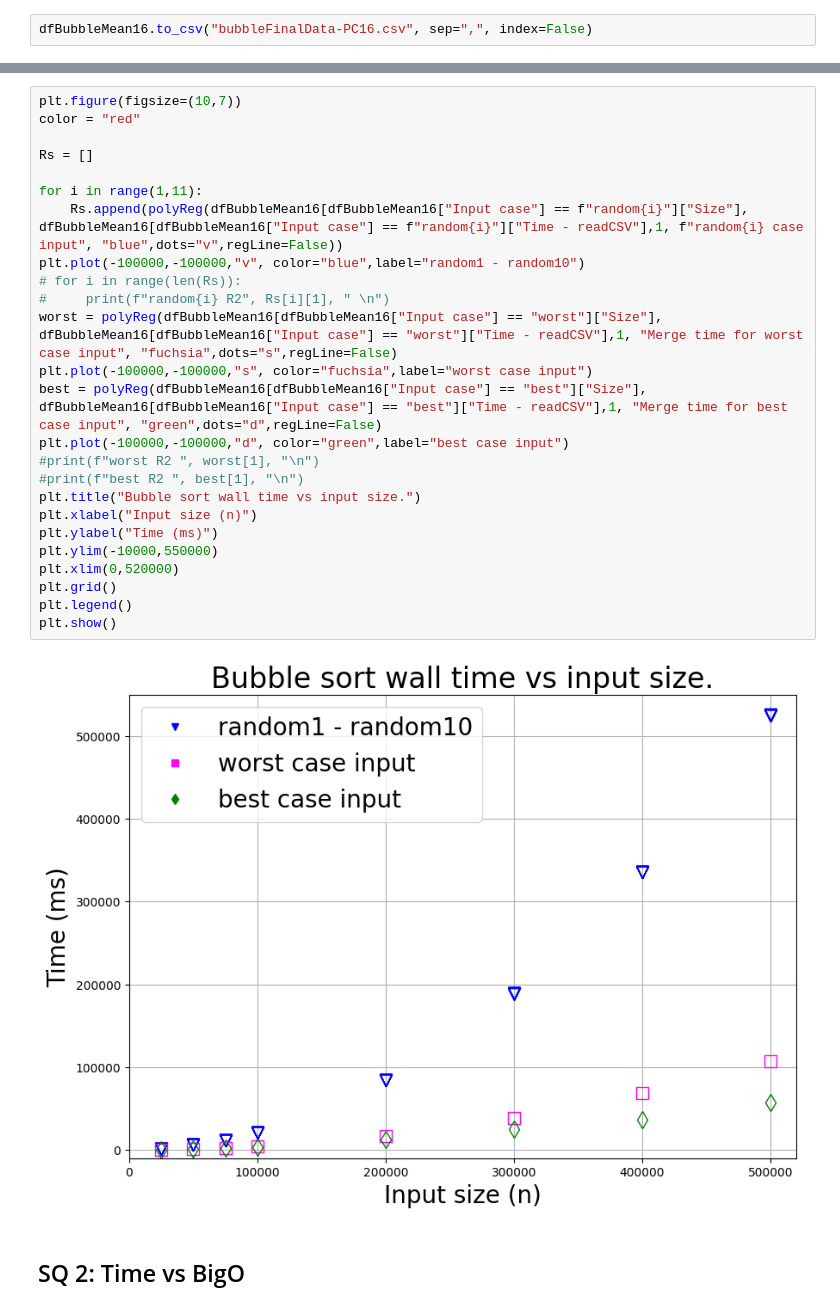
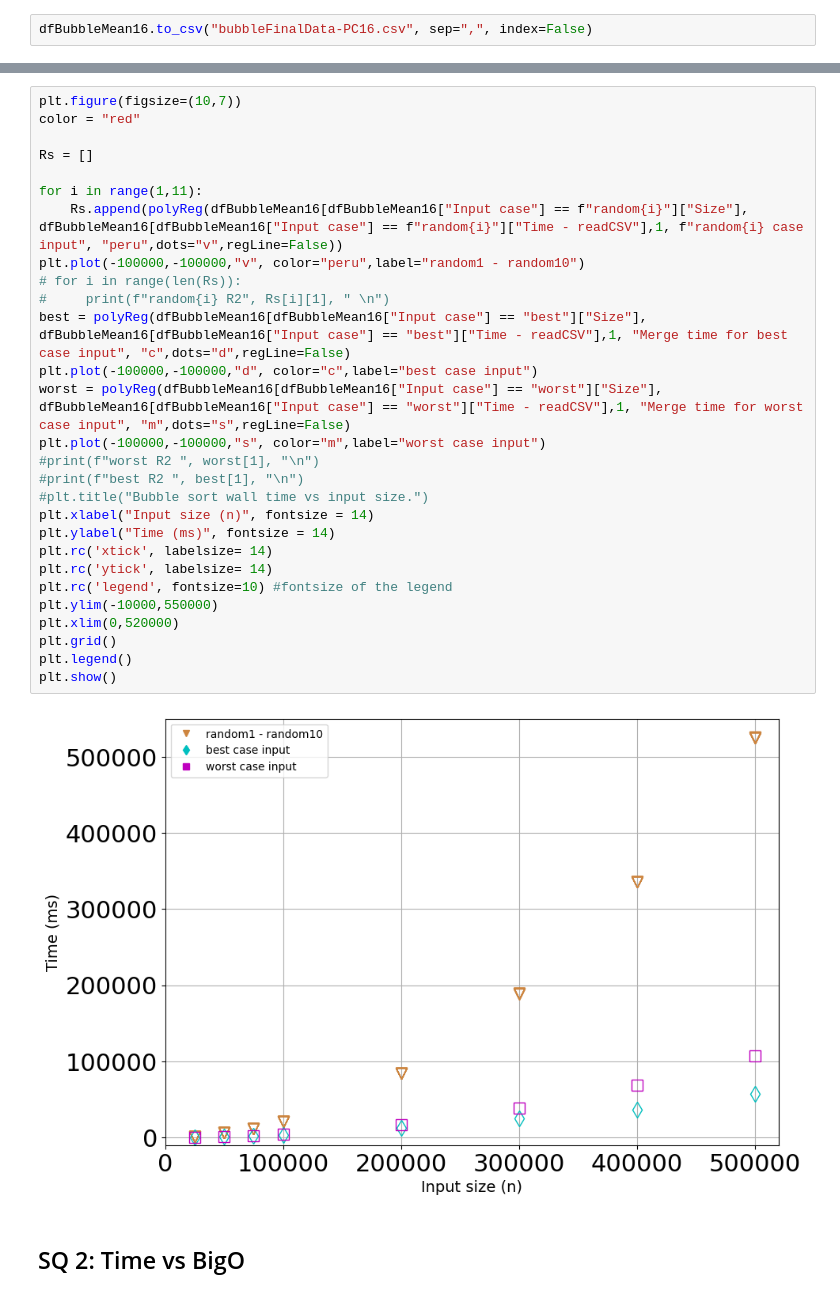
Before and after one commit to hrallil/RAPL_measurements, a Jupyter notebook: Java/FinalResults/FinalAnalysis/BubbleResults.ipynb, the cells around one changed output, grey strips where cells are left out. Saved outputs shown, nothing was run; the diff lists cells and outputs as text.

Commit message:
merge and bubble graphs font and label size 14 color change

```diff
--- a/Java/FinalResults/FinalAnalysis/BubbleResults.ipynb
+++ b/Java/FinalResults/FinalAnalysis/BubbleResults.ipynb
@@ -629,30 +629,33 @@ plt.show()
 # %%
 plt.figure(figsize=(10,7))
 color = "red"
 
 Rs = []
 
 for i in range(1,11):
-    Rs.append(polyReg(dfBubbleMean16[dfBubbleMean16["Input case"] == f"random{i}"]["Size"], dfBubbleMean16[dfBubbleMean16["Input case"] == f"random{i}"]["Time - readCSV"],1, f"random{i} case input", "blue",dots="v",regLine=False))
-plt.plot(-100000,-100000,"v", color="blue",label="random1 - random10")
+    Rs.append(polyReg(dfBubbleMean16[dfBubbleMean16["Input case"] == f"random{i}"]["Size"], dfBubbleMean16[dfBubbleMean16["Input case"] == f"random{i}"]["Time - readCSV"],1, f"random{i} case input", "peru",dots="v",regLine=False))
+plt.plot(-100000,-100000,"v", color="peru",label="random1 - random10")
 # for i in range(len(Rs)):
 #     print(f"random{i} R2", Rs[i][1], " \n")
-worst = polyReg(dfBubbleMean16[dfBubbleMean16["Input case"] == "worst"]["Size"], dfBubbleMean16[dfBubbleMean16["Input case"] == "worst"]["Time - readCSV"],1, "Merge time for worst case input", "fuchsia",dots="s",regLine=False)
-plt.plot(-100000,-100000,"s", color="fuchsia",label="worst case input")
-best = polyReg(dfBubbleMean16[dfBubbleMean16["Input case"] == "best"]["Size"], dfBubbleMean16[dfBubbleMean16["Input case"] == "best"]["Time - readCSV"],1, "Merge time for best case input", "green",dots="d",regLine=False)
-plt.plot(-100000,-100000,"d", color="green",label="best case input")
+best = polyReg(dfBubbleMean16[dfBubbleMean16["Input case"] == "best"]["Size"], dfBubbleMean16[dfBubbleMean16["Input case"] == "best"]["Time - readCSV"],1, "Merge time for best case input", "c",dots="d",regLine=False)
+plt.plot(-100000,-100000,"d", color="c",label="best case input")
+worst = polyReg(dfBubbleMean16[dfBubbleMean16["Input case"] == "worst"]["Size"], dfBubbleMean16[dfBubbleMean16["Input case"] == "worst"]["Time - readCSV"],1, "Merge time for worst case input", "m",dots="s",regLine=False)
+plt.plot(-100000,-100000,"s", color="m",label="worst case input")
 #print(f"worst R2 ", worst[1], "\n")
 #print(f"best R2 ", best[1], "\n")
-plt.title("Bubble sort wall time vs input size.")
-plt.xlabel("Input size (n)")
-plt.ylabel("Time (ms)")
+#plt.title("Bubble sort wall time vs input size.")
+plt.xlabel("Input size (n)", fontsize = 14)
+plt.ylabel("Time (ms)", fontsize = 14)
+plt.rc('xtick', labelsize= 14)
+plt.rc('ytick', labelsize= 14)
+plt.rc('legend', fontsize=10) #fontsize of the legend
 plt.ylim(-10000,550000)
 plt.xlim(0,520000)
 plt.grid()
 plt.legend()
 plt.show()
 # %% [output]
-[figure, old version]
+[figure, new version]
 # %% [markdown]
 ## SQ 2: Time vs BigO
 # %%
```
Also changed, not shown: parts of 13 cells of this notebook, 1 other file.
